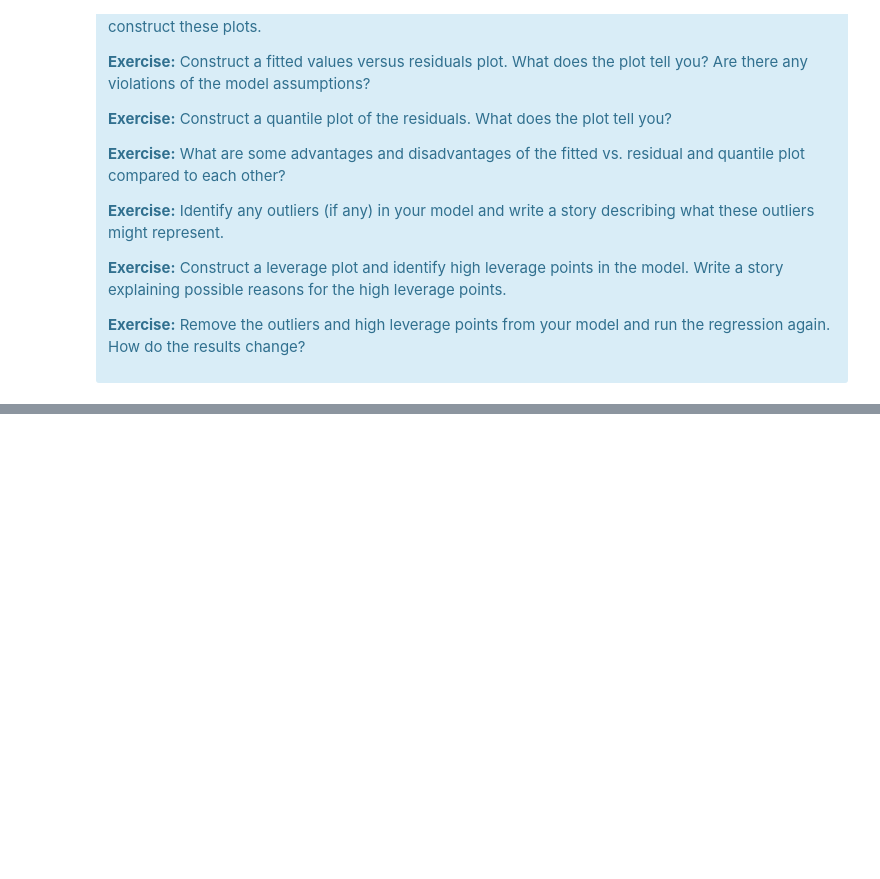
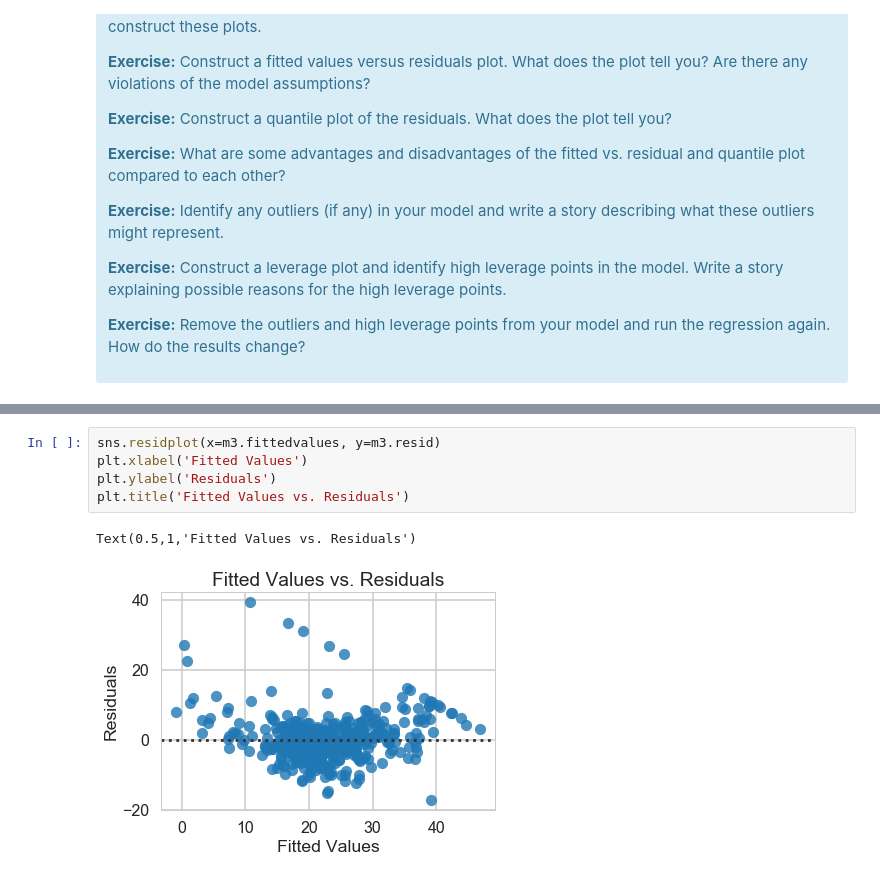
Before and after one commit to wsjk/linear_regression, a Jupyter notebook: Mini_Project_Linear_Regression.ipynb, the cells around one changed output, grey strips where cells are left out. Drawn from its saved outputs; the diff is of its cells as text; blank space fills up the shorter version.

```diff
--- a/Mini_Project_Linear_Regression.ipynb
+++ b/Mini_Project_Linear_Regression.ipynb
@@ -924,0 +929,8 @@ There are some other issues that are important investigate with linear regressio
+# %%
+sns.residplot(x=m3.fittedvalues, y=m3.resid)
+plt.xlabel('Fitted Values')
+plt.ylabel('Residuals')
+plt.title('Fitted Values vs. Residuals')
+# %% [output]
+Text(0.5,1,'Fitted Values vs. Residuals')
+[figure, added]
```
Also changed, not shown: parts of 15 cells of this notebook.
